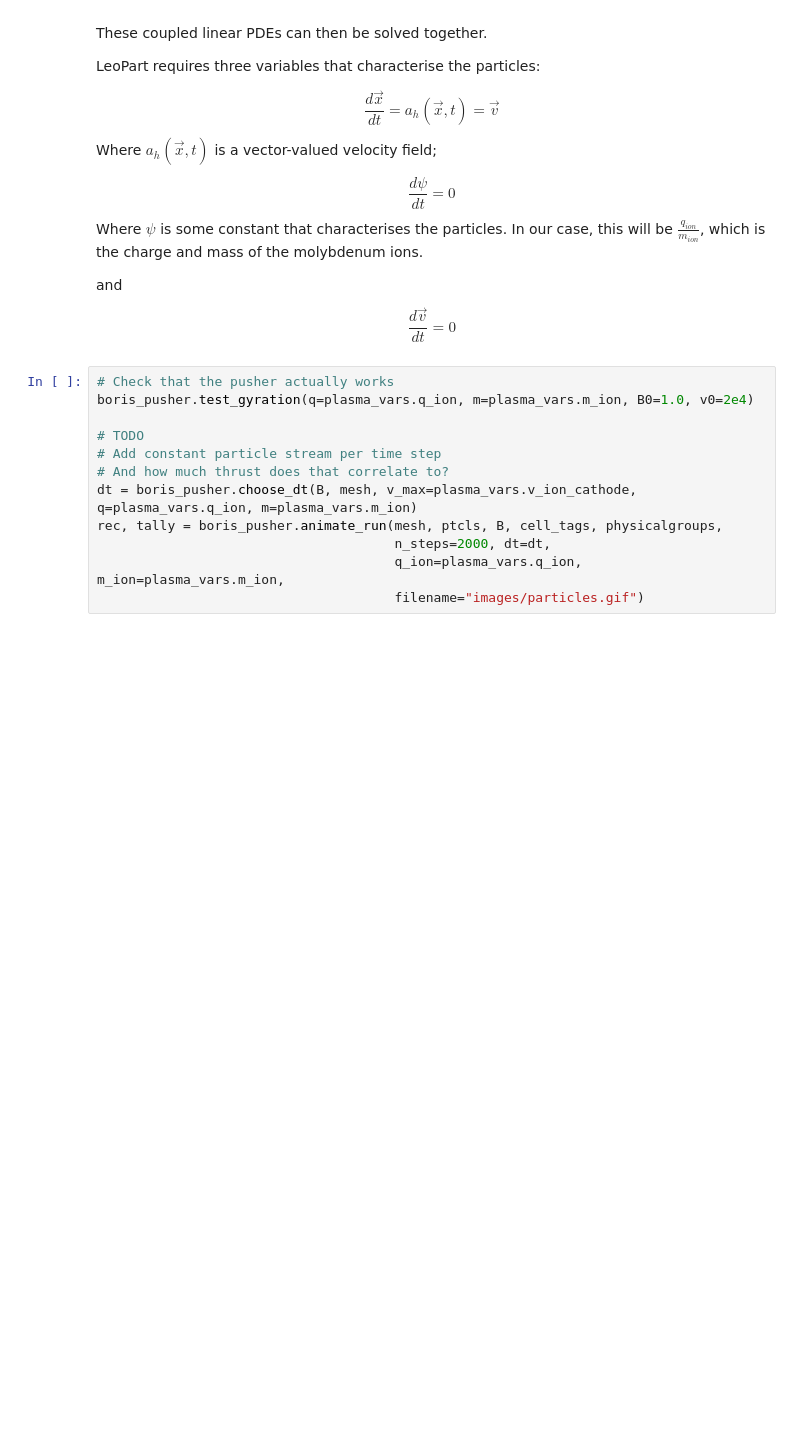
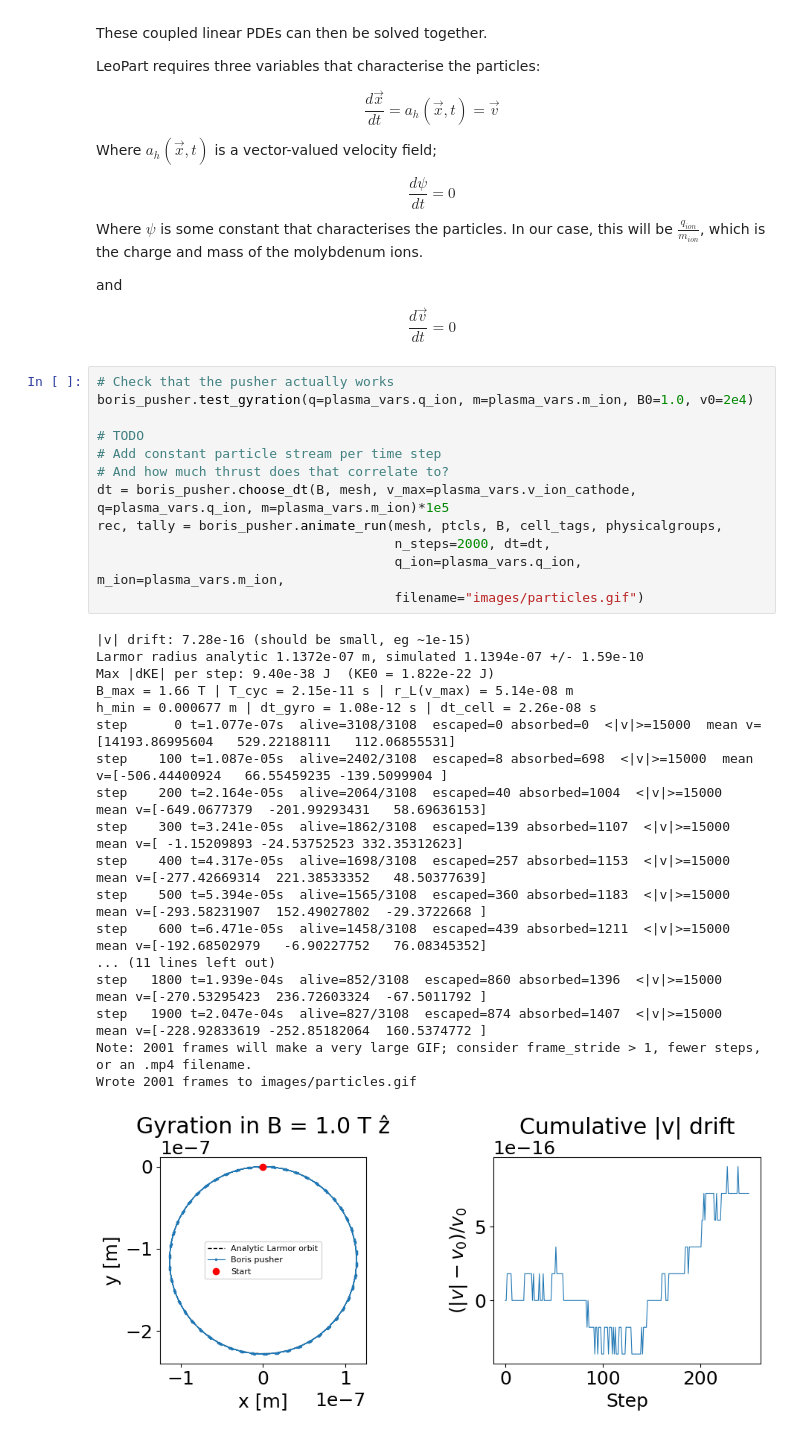
Before and after one commit to LevThomson/PlasmaSimulation, a Jupyter notebook: boundary_conditions.ipynb, the cells around one changed output. Cells and saved outputs as stored; diff of their text form; blank space fills up the shorter version.

```diff
--- a/boundary_conditions.ipynb
+++ b/boundary_conditions.ipynb
@@ -611,12 +676,31 @@ $$
 # %%
 # Check that the pusher actually works
 boris_pusher.test_gyration(q=plasma_vars.q_ion, m=plasma_vars.m_ion, B0=1.0, v0=2e4)
 
 # TODO
 # Add constant particle stream per time step
 # And how much thrust does that correlate to?
-dt = boris_pusher.choose_dt(B, mesh, v_max=plasma_vars.v_ion_cathode, q=plasma_vars.q_ion, m=plasma_vars.m_ion)
+dt = boris_pusher.choose_dt(B, mesh, v_max=plasma_vars.v_ion_cathode, q=plasma_vars.q_ion, m=plasma_vars.m_ion)*1e5
 rec, tally = boris_pusher.animate_run(mesh, ptcls, B, cell_tags, physicalgroups,
                                       n_steps=2000, dt=dt,
                                       q_ion=plasma_vars.q_ion, m_ion=plasma_vars.m_ion,
                                       filename="images/particles.gif")
+# %% [output]
+|v| drift: 7.28e-16 (should be small, eg ~1e-15)
+Larmor radius analytic 1.1372e-07 m, simulated 1.1394e-07 +/- 1.59e-10
+Max |dKE| per step: 9.40e-38 J  (KE0 = 1.822e-22 J)
+B_max = 1.66 T | T_cyc = 2.15e-11 s | r_L(v_max) = 5.14e-08 m
+h_min = 0.000677 m | dt_gyro = 1.08e-12 s | dt_cell = 2.26e-08 s
+step      0 t=1.077e-07s  alive=3108/3108  escaped=0 absorbed=0  <|v|>=15000  mean v=[14193.86995604   529.22188111   112.06855531]
+step    100 t=1.087e-05s  alive=2402/3108  escaped=8 absorbed=698  <|v|>=15000  mean v=[-506.44400924   66.55459235 -139.5099904 ]
+step    200 t=2.164e-05s  alive=2064/3108  escaped=40 absorbed=1004  <|v|>=15000  mean v=[-649.0677379  -201.99293431   58.69636153]
+step    300 t=3.241e-05s  alive=1862/3108  escaped=139 absorbed=1107  <|v|>=15000  mean v=[ -1.15209893 -24.53752523 332.35312623]
+step    400 t=4.317e-05s  alive=1698/3108  escaped=257 absorbed=1153  <|v|>=15000  mean v=[-277.42669314  221.38533352   48.50377639]
+step    500 t=5.394e-05s  alive=1565/3108  escaped=360 absorbed=1183  <|v|>=15000  mean v=[-293.58231907  152.49027802  -29.3722668 ]
+step    600 t=6.471e-05s  alive=1458/3108  escaped=439 absorbed=1211  <|v|>=15000  mean v=[-192.68502979   -6.90227752   76.08345352]
+... (11 lines left out)
+step   1800 t=1.939e-04s  alive=852/3108  escaped=860 absorbed=1396  <|v|>=15000  mean v=[-270.53295423  236.72603324  -67.5011792 ]
+step   1900 t=2.047e-04s  alive=827/3108  escaped=874 absorbed=1407  <|v|>=15000  mean v=[-228.92833619 -252.85182064  160.5374772 ]
+Note: 2001 frames will make a very large GIF; consider frame_stride > 1, fewer steps, or an .mp4 filename.
+Wrote 2001 frames to images/particles.gif
+[figure, added]
```
Also changed, not shown: parts of 8 cells of this notebook, 4 other files.
